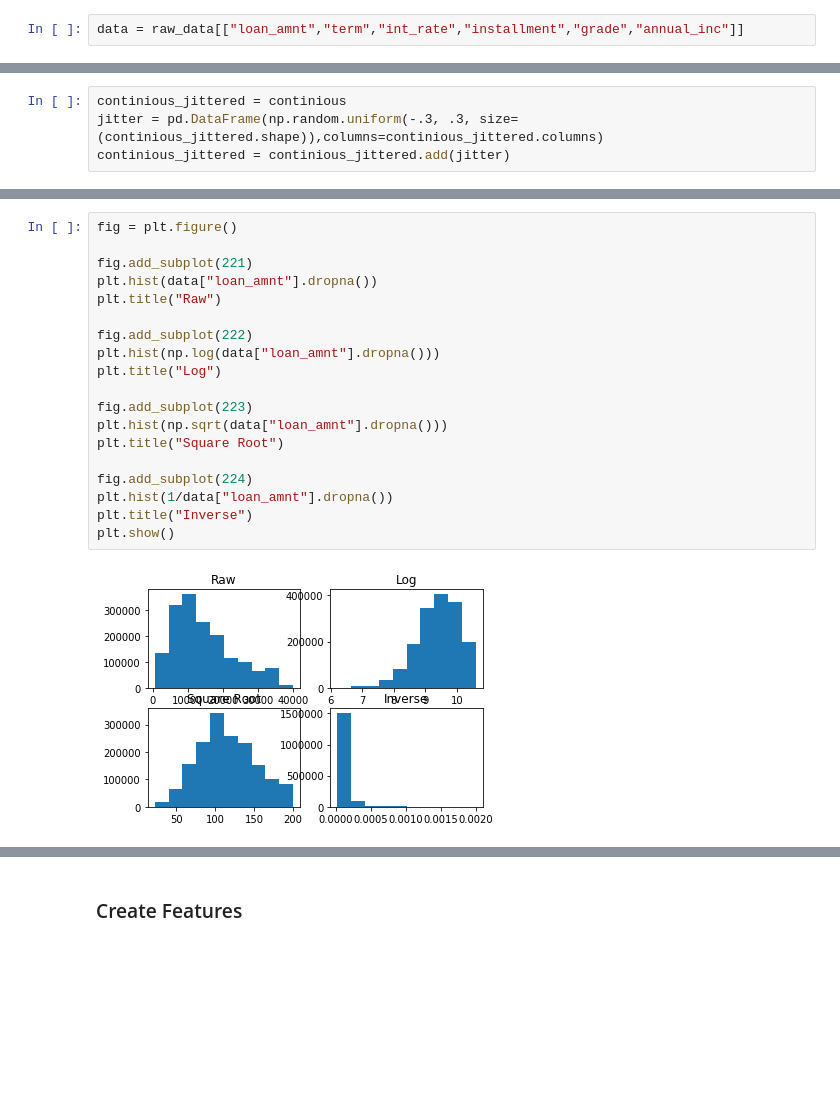
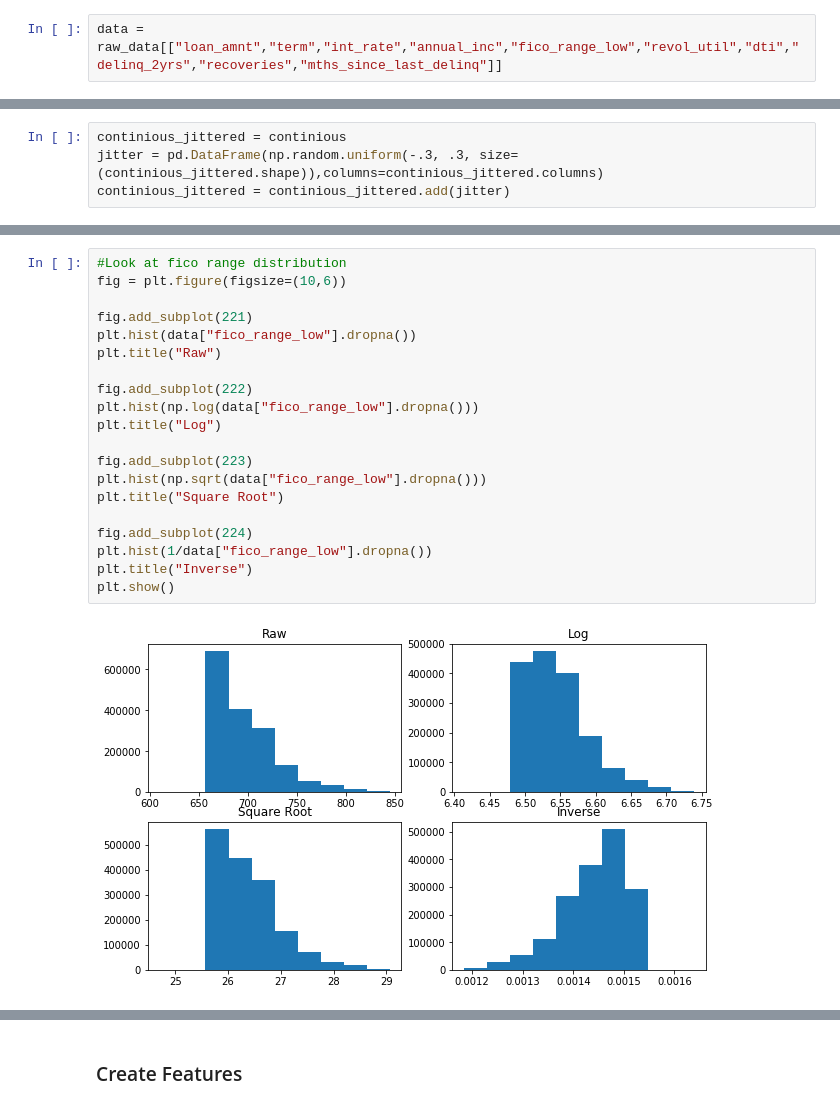
Before and after one commit to zinrion/Thinkful-Projects, a Jupyter notebook: Preparing a Dataset for Modeling.ipynb, the cells around one changed output, grey strips where cells are left out. Saved outputs shown, nothing was run; the diff lists cells and outputs as text; blank space fills up the shorter version.

```diff
--- a/Preparing a Dataset for Modeling.ipynb
+++ b/Preparing a Dataset for Modeling.ipynb
@@ -11,2 +31,2 @@ raw_data = pd.read_csv("accepted_data.csv")
 # %%
-data = raw_data[["loan_amnt","term","int_rate","installment","grade","annual_inc"]]
+data = raw_data[["loan_amnt","term","int_rate","annual_inc","fico_range_low","revol_util","dti","delinq_2yrs","recoveries","mths_since_last_delinq"]]
@@ -176,21 +162,22 @@ sns.boxplot(x="grade", y="int_rate", data=cat_cont)
 # %%
-fig = plt.figure()
+#Look at fico range distribution
+fig = plt.figure(figsize=(10,6))
 
 fig.add_subplot(221)
-plt.hist(data["loan_amnt"].dropna())
+plt.hist(data["fico_range_low"].dropna())
 plt.title("Raw")
 
 fig.add_subplot(222)
-plt.hist(np.log(data["loan_amnt"].dropna()))
+plt.hist(np.log(data["fico_range_low"].dropna()))
 plt.title("Log")
 
 fig.add_subplot(223)
-plt.hist(np.sqrt(data["loan_amnt"].dropna()))
+plt.hist(np.sqrt(data["fico_range_low"].dropna()))
 plt.title("Square Root")
 
 fig.add_subplot(224)
-plt.hist(1/data["loan_amnt"].dropna())
+plt.hist(1/data["fico_range_low"].dropna())
 plt.title("Inverse")
 plt.show()
 # %% [output]
-[figure, old version]
+[figure, new version]
```
Also changed, not shown: parts of 46 cells of this notebook.
